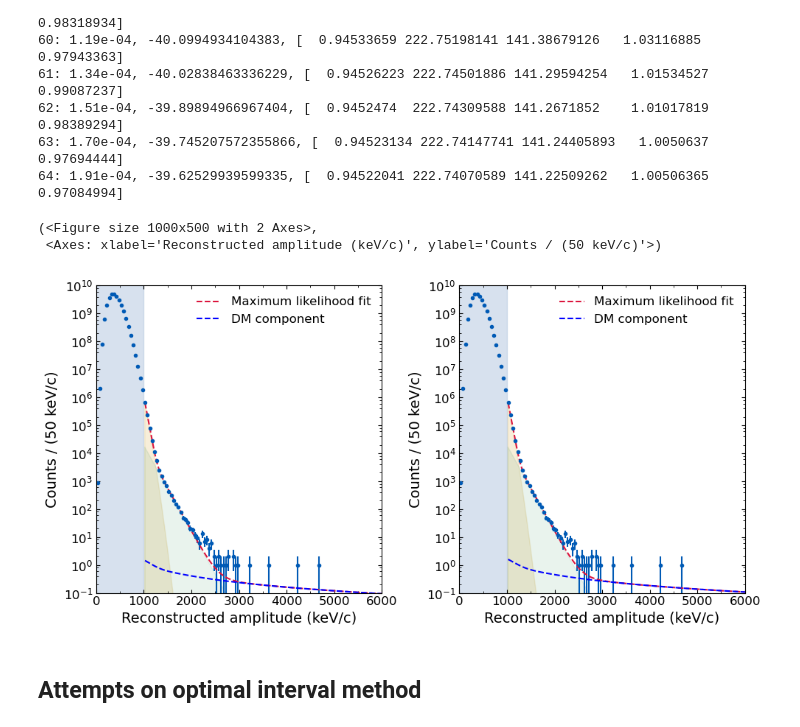
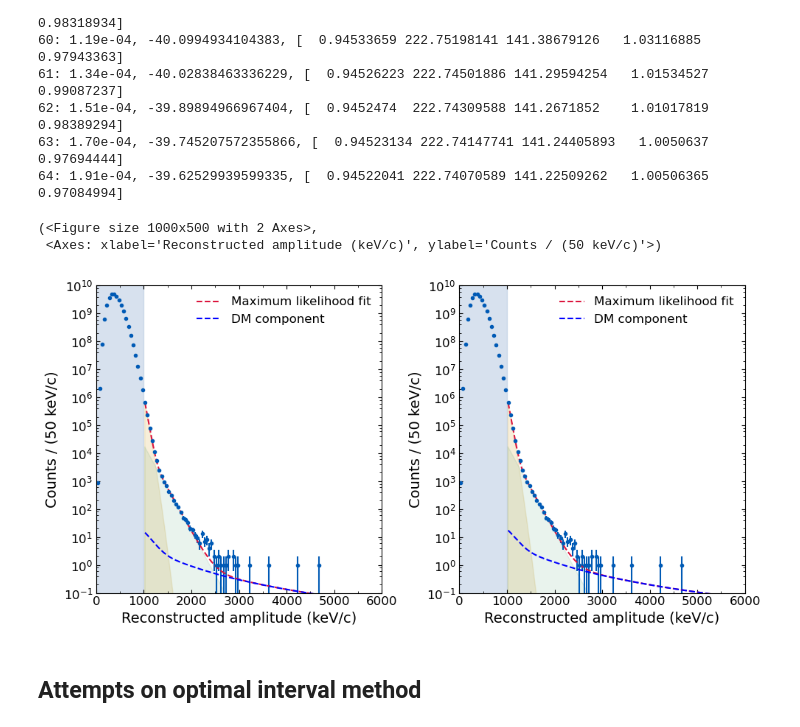
Before and after one commit to yuhants/dm_nanospheres, a Jupyter notebook: analysis_notebooks/sphere_combined_dm_analysis.ipynb, the cells around one changed output. Drawn from its saved outputs; the diff is of its cells as text; code cells hidden in the pictures.

```diff
--- a/analysis_notebooks/sphere_combined_dm_analysis.ipynb
+++ b/analysis_notebooks/sphere_combined_dm_analysis.ipynb
@@ -371,7 +371,3 @@ plot_likelihood_fit_dm(bc, hist, eff_coefs, drdqzns[11, i], res_x[i], fig, axes[
 (<Figure size 1000x500 with 2 Axes>,
  <Axes: xlabel='Reconstructed amplitude (keV/c)', ylabel='Counts / (50 keV/c)'>)
 [figure]
-# %%
-for i, alpha in enumerate(alpha_list):
-    plt.plot(bc, drdqzns[76][i])
-plt.yscale('log')
@@ -451,15 +445,15 @@ for i in range(50, 65):
 # %%
 fig, axes = plt.subplots(1, 2, figsize=(10, 5))
 
-i = 60
+i = 30
 plot_likelihood_fit_dm(bc, hist, eff_coefs, drdqzns[i_mx, i], res_x[i], fig, axes[0])
 
-i = 64
+i = 32
 plot_likelihood_fit_dm(bc, hist, eff_coefs, drdqzns[i_mx, i], res_x[i], fig, axes[1])
 # %% [output]
 (<Figure size 1000x500 with 2 Axes>,
  <Axes: xlabel='Reconstructed amplitude (keV/c)', ylabel='Counts / (50 keV/c)'>)
-[figure, old version]
+[figure, new version]
 # %% [markdown]
 ## Attempts on optimal interval method
 # %%
```
Also changed, not shown: parts of 19 cells of this notebook, 32 other files.
